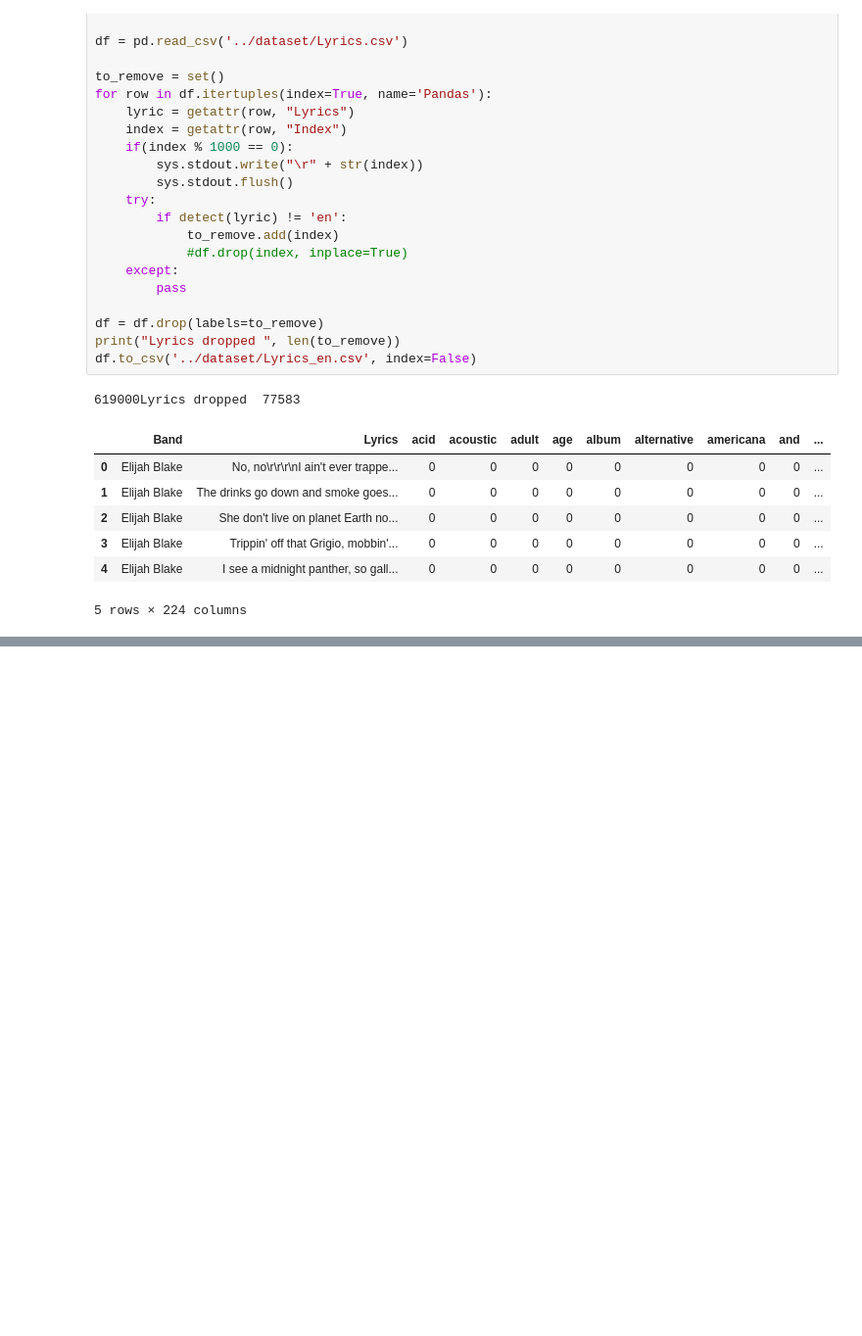
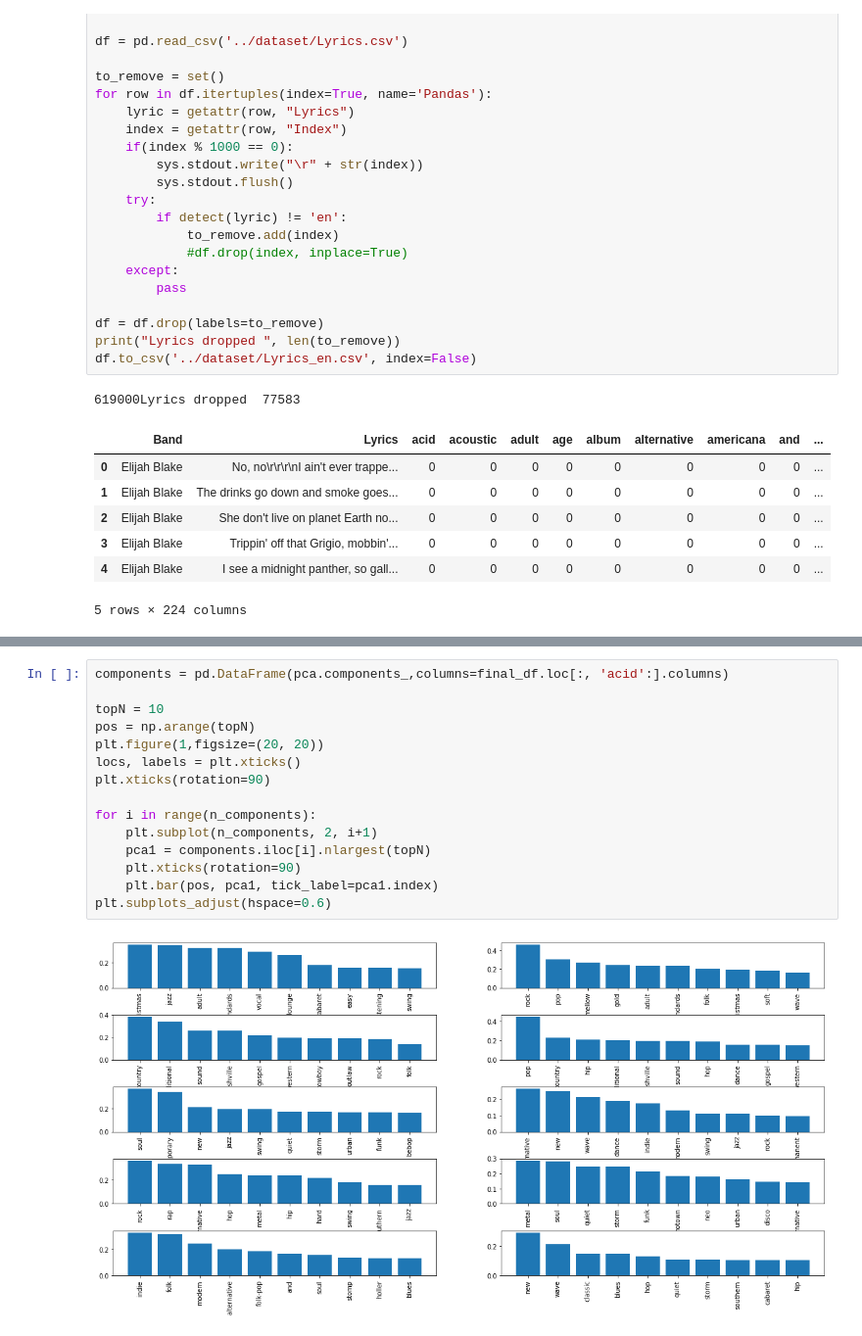
Before and after one commit to Hohenheimsenberg/LyricAnalyzer, a Jupyter notebook: 1.Dataset_Preparation.ipynb, the cells around one changed output, grey strips where cells are left out. Shown at 98% size. Drawn from its saved outputs; the diff is of its cells as text; blank space fills up the shorter version.

```diff
--- a/1.Dataset_Preparation.ipynb
+++ b/1.Dataset_Preparation.ipynb
@@ -505,0 +468,17 @@ df
+# %%
+components = pd.DataFrame(pca.components_,columns=final_df.loc[:, 'acid':].columns)
+
+topN = 10
+pos = np.arange(topN)
+plt.figure(1,figsize=(20, 20))
+locs, labels = plt.xticks()
+plt.xticks(rotation=90)
+
+for i in range(n_components):
+    plt.subplot(n_components, 2, i+1)
+    pca1 = components.iloc[i].nlargest(topN)
+    plt.xticks(rotation=90)
+    plt.bar(pos, pca1, tick_label=pca1.index)
+plt.subplots_adjust(hspace=0.6)
+# %% [output]
+[figure, added]
```
Also changed, not shown: parts of 13 cells of this notebook, 5 other files.
